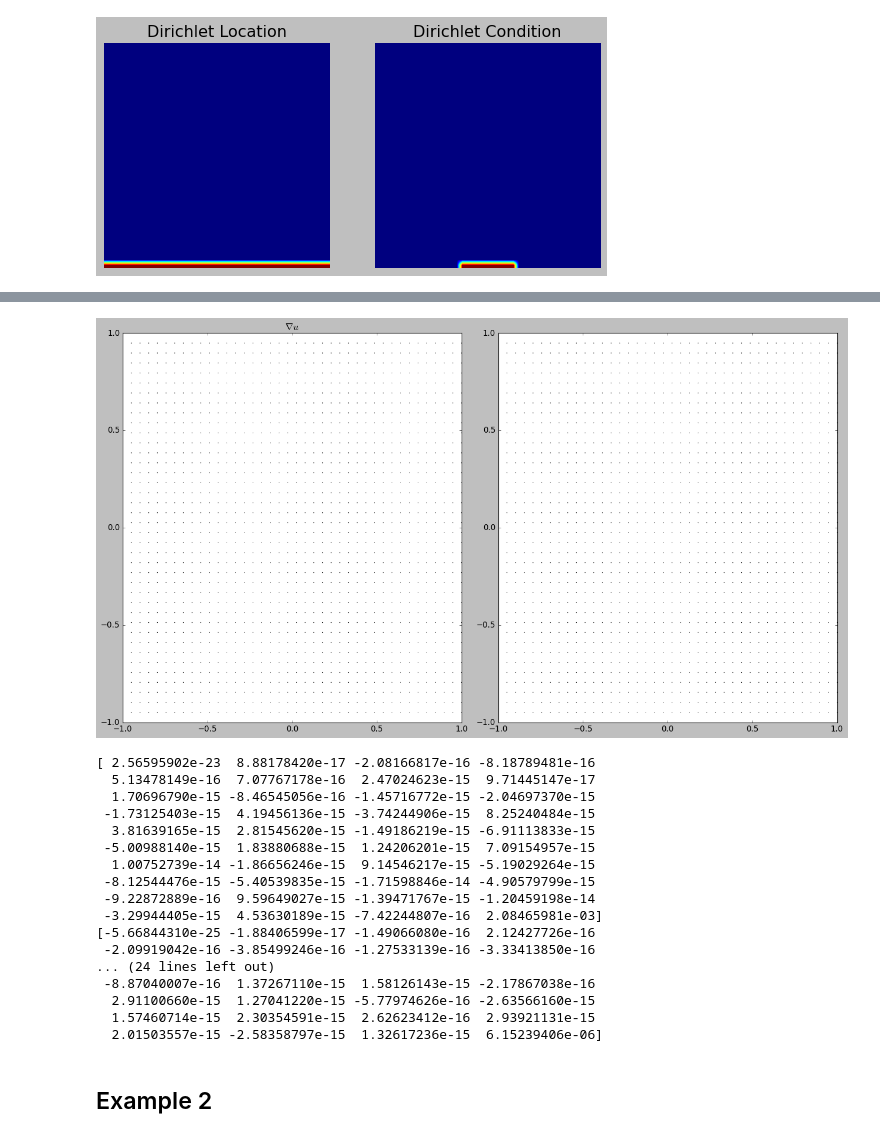
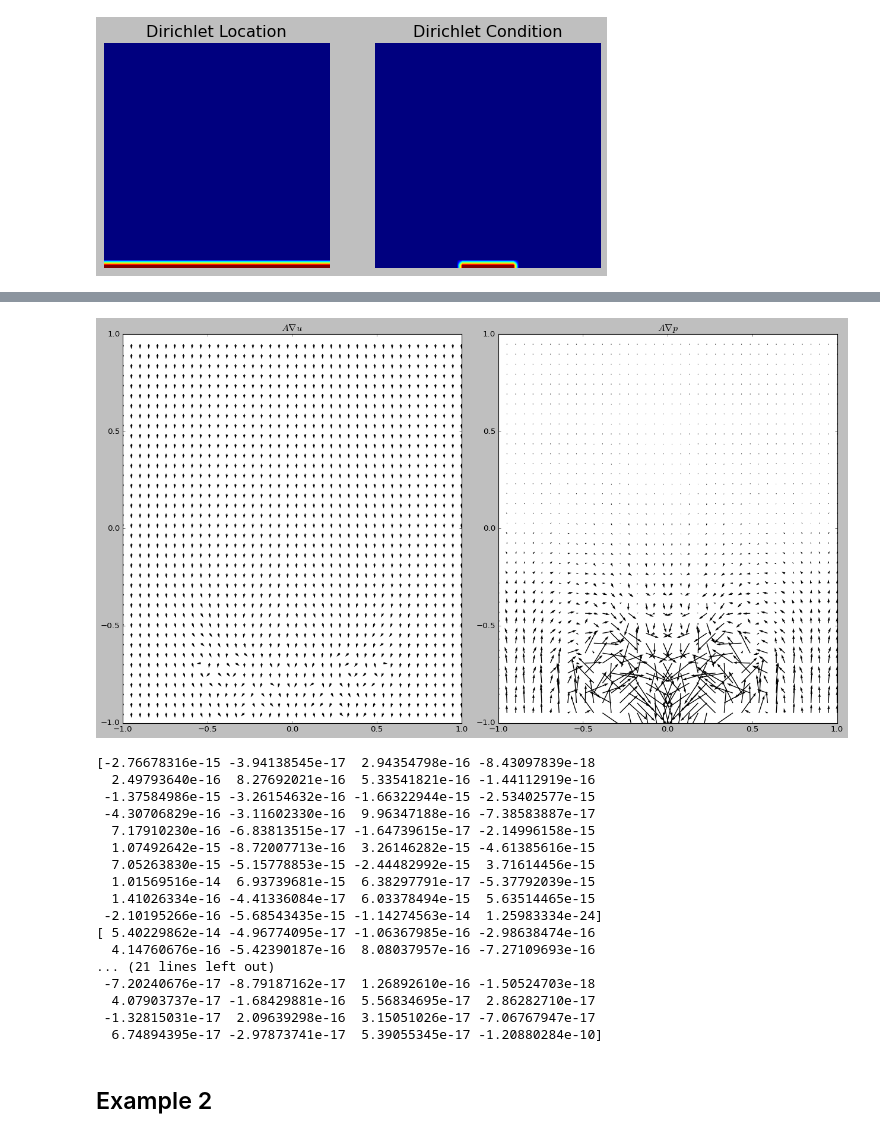
Before and after one commit to JustinBakerMath/homogenize, a Jupyter notebook: doc/HeatLens copy.ipynb, the cells around one changed output, grey strips where cells are left out. Cells and saved outputs as stored; diff of their text form; code cells hidden in the pictures.

```diff
--- a/doc/HeatLens copy.ipynb
+++ b/doc/HeatLens copy.ipynb
@@ -73,7 +73,7 @@ A^* &= \begin{pmatrix} \cos(\phi) & \sin(\phi)\\ -\sin(\phi) & \cos(\phi)\end{pm
 \end{pmatrix}\end{align*}$$
 # %%
 def genA(theta,phi,shape,alpha=1,beta=.1):
-    A = np.zeros(shape+[2,2])
+    A = np.zeros([2,2]+shape)
     lamPlus,lamMinus=genLam(theta,shape,alpha,beta)
     #BLOCK A
     for i in range(shape[0]):
@@ -81,7 +81,7 @@ def genA(theta,phi,shape,alpha=1,beta=.1):
             A1=lamPlus[i,j]*np.cos(phi[i,j])**2+lamMinus[i,j]*np.sin(phi[i,j])**2
             A2=(lamPlus[i,j]+lamMinus[i,j])*np.sin(phi[i,j])*np.cos(phi[i,j])
             A3=lamPlus[i,j]*np.sin(phi[i,j])**2+lamMinus[i,j]*np.cos(phi[i,j])**2
-            A[i,j]=np.array([[A1,A2],[A2,A3]])
+            A[...,i,j]=np.array([[A1,A2],[A2,A3]])
     return A
 # %% [markdown]
 $$\begin{align*}
@@ -174,7 +182,7 @@ class heatLens():
         #INITIALIZE
         self.u=np.random.rand(self.domain_len).reshape(self.domain_shape)
         self.p=np.random.rand(self.domain_len).reshape(self.domain_shape)
-        self.theta=np.zeros(self.domain_shape)#np.random.rand(self.domain_len).reshape(self.domain_shape)
+        self.theta=np.ones(self.domain_shape)#np.random.rand(self.domain_len).reshape(self.domain_shape)
         self.phi=np.zeros(self.domain_shape)#np.pi*np.random.rand(self.domain_len).reshape(self.domain_shape)#
         self.lv=self.options['lv']
         self.vol=self.options['volume']
@@ -196,7 +204,7 @@ class heatLens():
         tk=self.options['tk']
         #COEFFICIENTS
         A=genA(self.theta,self.phi,[self.m,self.n],alpha=alpha,beta=beta)
-        self.fd.A = A.T
+        self.fd.A = A
         #PRIMAL SOLUTION VIA RESIDUAL
         primal = lambda v : (self.interior*(-self.fd.divAgrad(v))
                                 +self.dirichlet_loc*(v.reshape(domain_shape)) #T=0
@@ -208,8 +216,8 @@ class heatLens():
         #ADJOINT SOLUTION VIA RESIDUAL
         adjoint = lambda v : (self.interior*(self.fd.divAgrad(v))
                                 +self.dirichlet_loc*(v.reshape(domain_shape)-self.dirichlet_bcs)
-                                +self.neumann_loc[0]*self.fd.Agrad(v)[0]#D/DN(ADp) = D/DX BCs
-                                +self.neumann_loc[1]*self.fd.Agrad(v)[1]#D/DN(ADp) = D/DX BCs
+                                +self.neumann_loc[0]*(self.fd.Agrad(v)[0])#D/DN(ADp) = D/DX BCs
+                                +self.neumann_loc[1]*(self.fd.Agrad(v)[1])#D/DN(ADp) = D/DX BCs
                                 ).reshape(self.domain_len)
         p = fsolve(adjoint,self.p,xtol=self.dx**2)
         Dp = self.fd.grad(p)
@@ -224,7 +232,7 @@ class heatLens():
                 self.phi[i,j]=self.phi[i,j]-tk*(A_p@Du[:,i,j]@Dp[:,i,j])
 #                 self.phi[i,j]=np.mod(self.phi[i,j]-tk*(A_p@Du[:,i,j]@Dp[:,i,j]),2*np.pi)
 
-        self.lv = max(0,(np.sum(self.theta)*(self.dx*self.dy)-self.vol)/tk)
+#         self.lv = max(0,(np.sum(self.theta)*(self.dx*self.dy)-self.vol)/tk)
         #SOLUTION DATA
         self.u = u
         self.p = p
@@ -262,11 +270,11 @@ domain_shape = (n,m)
 xx,yy=np.meshgrid(x,y)
 # %%
 neumann_bcs = np.zeros([2]+list(domain_shape))
-neumann_bcs[1,-1,:] = np.ones(m)
+neumann_bcs[1,-1,1:-1] = -np.ones(m-2)
 neumann_loc = np.zeros([2]+list(domain_shape))
 neumann_loc[0,:,-1] = np.ones(n)
 neumann_loc[0,:,0] = np.ones(n)
-neumann_loc[1,-1,:] = np.ones(n)
+neumann_loc[1,-1,1:-1] = np.ones(n-2)
 dirichlet_loc = np.zeros(domain_shape)
 dirichlet_loc[0,:] = np.ones(n)
 dirichlet_bcs = np.zeros(domain_shape); dirichlet_bcs[0,3*n//8:5*n//8]=np.ones(n//4)
@@ -334,36 +344,39 @@ plt.show()
 # %%
 plt.figure(figsize=(16,9),tight_layout=True)
 plt.subplot(121)
-plt.quiver(prob.xx[1:-1],prob.yy[1:-1],prob.ADu[0][1:-1],prob.ADu[1][1:-1])
-plt.title('$\\nabla u$')
+ADu = np.divide(prob.ADu,np.fmax(.1,np.linalg.norm(prob.ADu, axis=0)))
+plt.quiver(prob.xx[1:-1],prob.yy[1:-1],ADu[0][1:-1],ADu[1][1:-1])
+plt.title('$A\\nabla u$')
 plt.subplot(122)
-plt.quiver(prob.xx[1:-1],prob.yy[1:-1],prob.ADp[0][1:-1],prob.ADp[1][1:-1])
+plt.title('$A\\nabla p$')
+ADp = np.divide(prob.ADp,np.fmax(.1, np.linalg.norm(prob.ADp, axis=0)))
+plt.quiver(prob.xx[1:-1],prob.yy[1:-1],ADp[0][1:-1],ADp[1][1:-1])
 plt.show()
 # %% [output]
-[figure, old version]
+[figure, new version]
 # %%
 print(prob.ADu[0][:,-1])
 print(prob.ADu[0][:,0])
 print(prob.ADu[1][-1,:])
 print(prob.ADp[1][-1,:])
 # %% [output]
-[ 2.56595902e-23  8.88178420e-17 -2.08166817e-16 -8.18789481e-16
-  5.13478149e-16  7.07767178e-16  2.47024623e-15  9.71445147e-17
-  1.70696790e-15 -8.46545056e-16 -1.45716772e-15 -2.04697370e-15
- -1.73125403e-15  4.19456136e-15 -3.74244906e-15  8.25240484e-15
-  3.81639165e-15  2.81545620e-15 -1.49186219e-15 -6.91113833e-15
- -5.00988140e-15  1.83880688e-15  1.24206201e-15  7.09154957e-15
-  1.00752739e-14 -1.86656246e-15  9.14546217e-15 -5.19029264e-15
- -8.12544476e-15 -5.40539835e-15 -1.71598846e-14 -4.90579799e-15
- -9.22872889e-16  9.59649027e-15 -1.39471767e-15 -1.20459198e-14
- -3.29944405e-15  4.53630189e-15 -7.42244807e-16  2.08465981e-03]
-[-5.66844310e-25 -1.88406599e-17 -1.49066080e-16  2.12427726e-16
- -2.09919042e-16 -3.85499246e-16 -1.27533139e-16 -3.33413850e-16
-... (24 lines left out)
- -8.87040007e-16  1.37267110e-15  1.58126143e-15 -2.17867038e-16
-  2.91100660e-15  1.27041220e-15 -5.77974626e-16 -2.63566160e-15
-  1.57460714e-15  2.30354591e-15  2.62623412e-16  2.93921131e-15
-  2.01503557e-15 -2.58358797e-15  1.32617236e-15  6.15239406e-06]
+[-2.76678316e-15 -3.94138545e-17  2.94354798e-16 -8.43097839e-18
+  2.49793640e-16  8.27692021e-16  5.33541821e-16 -1.44112919e-16
+ -1.37584986e-15 -3.26154632e-16 -1.66322944e-15 -2.53402577e-15
+ -4.30706829e-16 -3.11602330e-16  9.96347188e-16 -7.38583887e-17
+  7.17910230e-16 -6.83813515e-17 -1.64739615e-17 -2.14996158e-15
+  1.07492642e-15 -8.72007713e-16  3.26146282e-15 -4.61385616e-15
+  7.05263830e-15 -5.15778853e-15 -2.44482992e-15  3.71614456e-15
+  1.01569516e-14  6.93739681e-15  6.38297791e-17 -5.37792039e-15
+  1.41026334e-16 -4.41336084e-17  6.03378494e-15  5.63514465e-15
+ -2.10195266e-16 -5.68543435e-15 -1.14274563e-14  1.25983334e-24]
+[ 5.40229862e-14 -4.96774095e-17 -1.06367985e-16 -2.98638474e-16
+  4.14760676e-16 -5.42390187e-16  8.08037957e-16 -7.27109693e-16
+... (21 lines left out)
+ -7.20240676e-17 -8.79187162e-17  1.26892610e-16 -1.50524703e-18
+  4.07903737e-17 -1.68429881e-16  5.56834695e-17  2.86282710e-17
+ -1.32815031e-17  2.09639298e-16  3.15051026e-17 -7.06767947e-17
+  6.74894395e-17 -2.97873741e-17  5.39055345e-17 -1.20880284e-10]
 # %% [markdown]
 ## Example 2
 # %%
```
Also changed, not shown: parts of 7 cells of this notebook, 1 other file.
